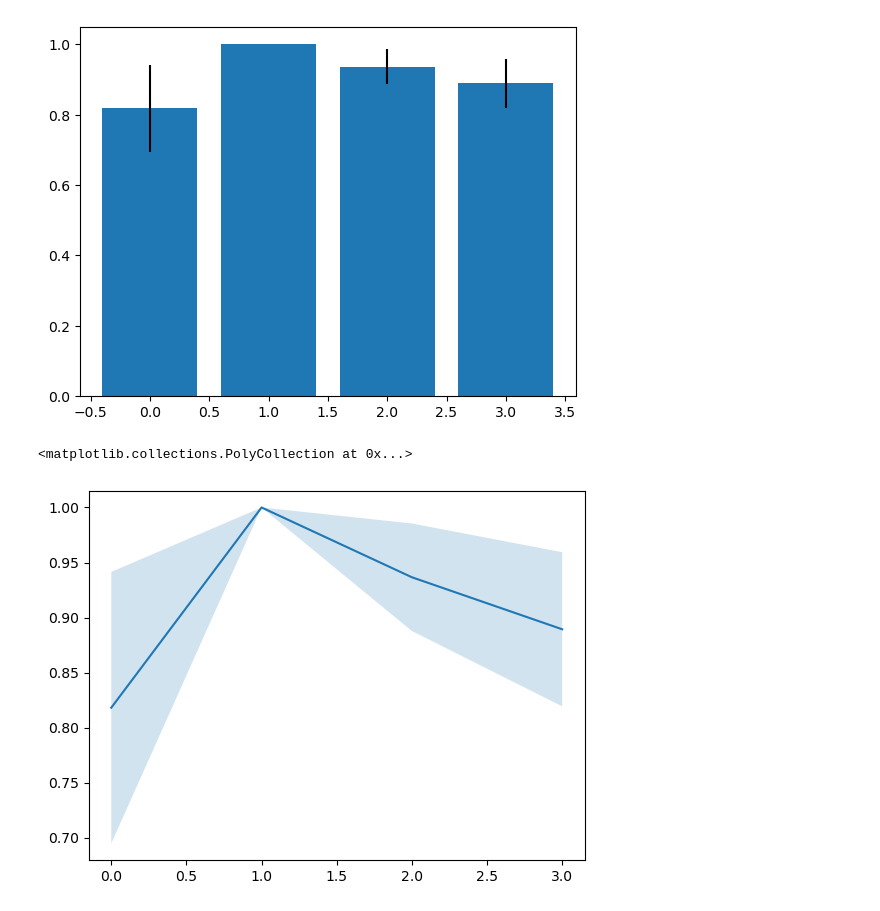
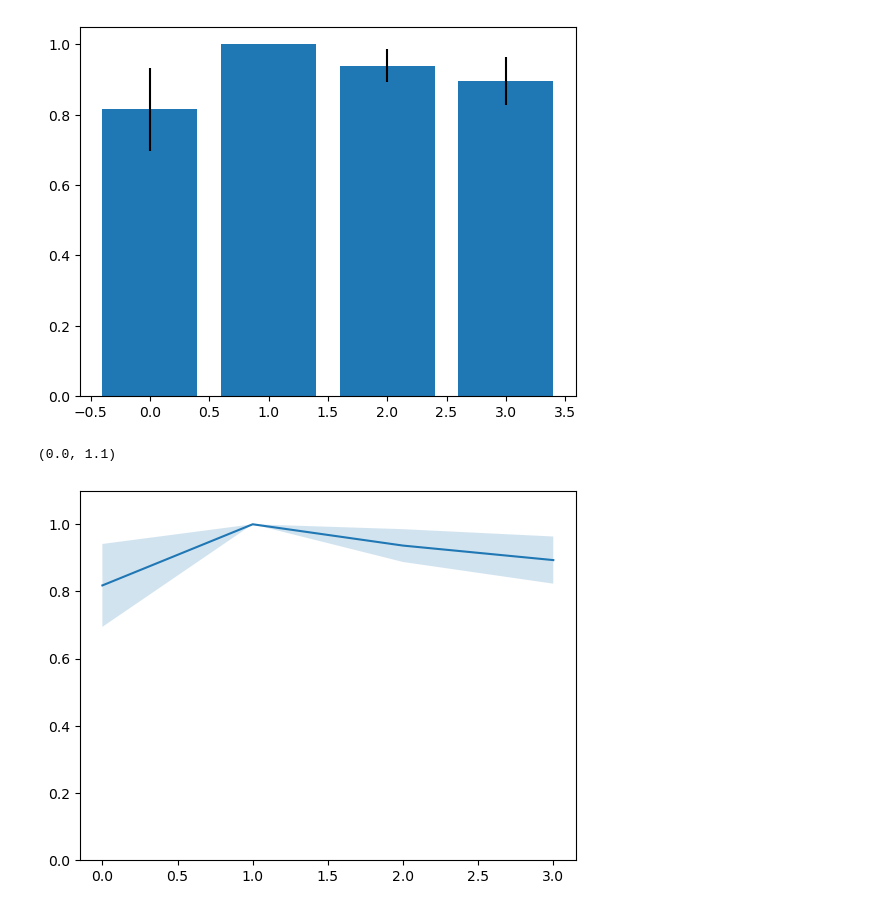
Before and after one commit to PPierzc/loracraft, a Jupyter notebook: score.ipynb, the cells around one changed output. Saved outputs shown, nothing was run; the diff lists cells and outputs as text; code cells hidden in the pictures.

```diff
--- a/score.ipynb
+++ b/score.ipynb
@@ -43,0 +46,7 @@ with open ("all_configs_with_0_loras.json", 'r') as f:
+# %%
+
+with open ("all_configs_with_3_lora.json", 'r') as f:
+    configs = json.load(f)
+
+for config in configs:
+    print(config)
@@ -85,6 +112,16 @@ for prompt_index, prompt in enumerate(prompts):
     runs = query_runs({"prompts": prompt})
     imgs = [get_images_from_run(run)  for run in runs]
     configs = [run.config  for run in runs]
+
+    imgs_ = []
+    configs_ = []
+    for index_config, config in enumerate(configs):
+        if len(np.unique(config['loras'])) == len(config['loras']):
+            imgs_.append(imgs[index_config])
+            configs_.append(config)
+
+    imgs = imgs_
+    configs = configs_
 
     max_weights = 0
     for config in configs:
@@ -151,11 +187,12 @@ plt.bar(np.arange(4),
 # %%
 avgs_all = np.average(scores_all[1:], axis = 0)
 stds_all = np.std(scores_all[1:], axis = 0)
 
 plt.plot(np.arange(4), avgs_all)
 plt.fill_between(np.arange(4), avgs_all+stds_all, avgs_all-stds_all, alpha = 0.2)
+plt.ylim(0,1.1)
 # %% [output]
-<matplotlib.collections.PolyCollection at 0x...>
+(0.0, 1.1)
-[figure, old version]
+[figure, new version]
 # %%
 
```
Also changed, not shown: parts of 9 cells of this notebook.
